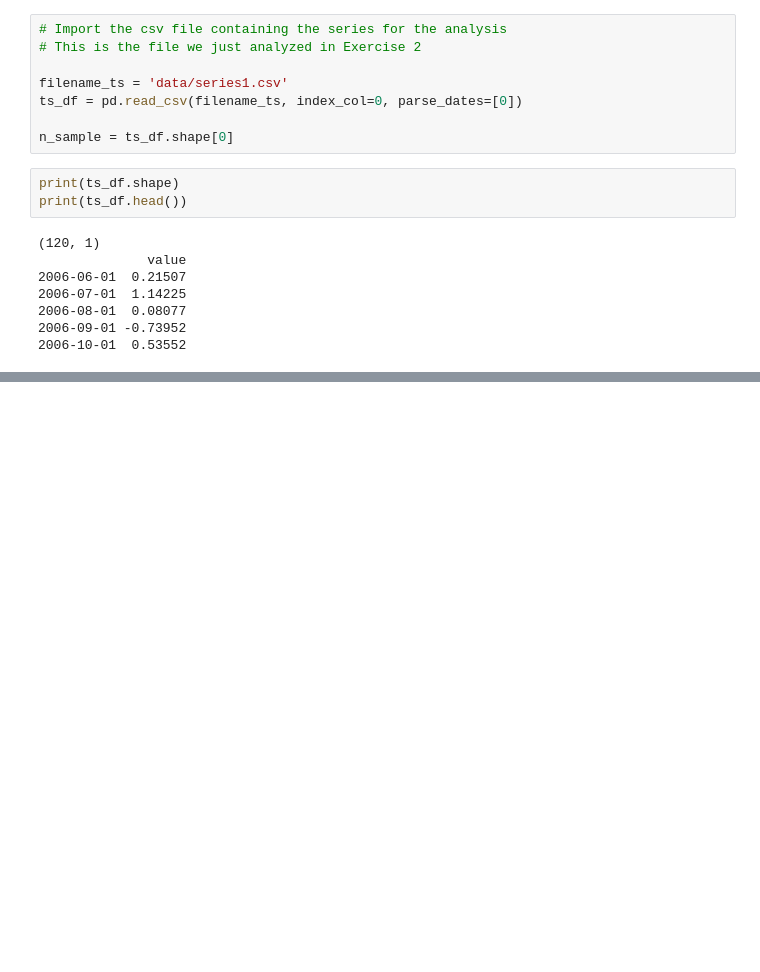
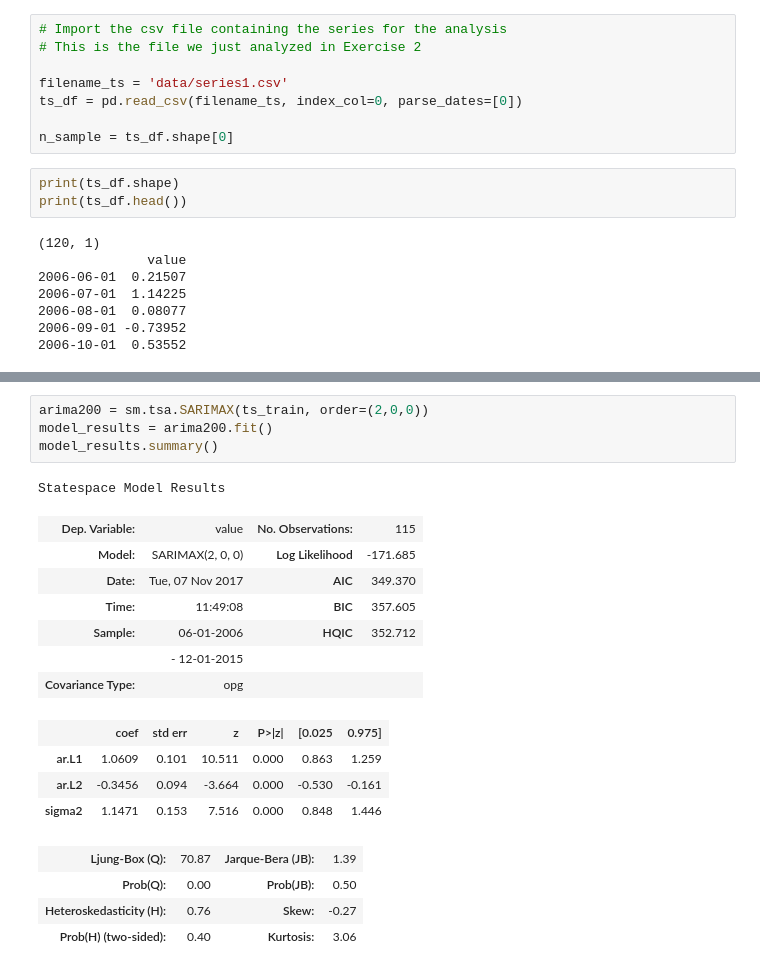
Before and after one commit to OranginaGaoZhao/Time-Series-Forecasting, a Jupyter notebook: Section_3_ARIMA_Models.ipynb, the cells around one changed output, grey strips where cells are left out. Saved outputs shown, nothing was run; the diff lists cells and outputs as text; blank space fills up the shorter version.

```diff
--- a/Section_3_ARIMA_Models.ipynb
+++ b/Section_3_ARIMA_Models.ipynb
@@ -77,0 +141,21 @@ print(ts_df.head())
+# %%
+arima200 = sm.tsa.SARIMAX(ts_train, order=(2,0,0))
+model_results = arima200.fit()
+model_results.summary()
+# %% [output]
+Statespace Model Results
+| Dep. Variable: | value | No. Observations: | 115 |
+| Model: | SARIMAX(2, 0, 0) | Log Likelihood | -171.685 |
+| Date: | Tue, 07 Nov 2017 | AIC | 349.370 |
+| Time: | 11:49:08 | BIC | 357.605 |
+| Sample: | 06-01-2006 | HQIC | 352.712 |
+|  | - 12-01-2015 |  |  |
+| Covariance Type: | opg |  |  |
+|  | coef | std err | z | P>|z| | [0.025 | 0.975] |
+| ar.L1 | 1.0609 | 0.101 | 10.511 | 0.000 | 0.863 | 1.259 |
+| ar.L2 | -0.3456 | 0.094 | -3.664 | 0.000 | -0.530 | -0.161 |
+| sigma2 | 1.1471 | 0.153 | 7.516 | 0.000 | 0.848 | 1.446 |
+| Ljung-Box (Q): | 70.87 | Jarque-Bera (JB): | 1.39 |
+| Prob(Q): | 0.00 | Prob(JB): | 0.50 |
+| Heteroskedasticity (H): | 0.76 | Skew: | -0.27 |
+| Prob(H) (two-sided): | 0.40 | Kurtosis: | 3.06 |
```
Also changed, not shown: parts of 12 cells of this notebook.
